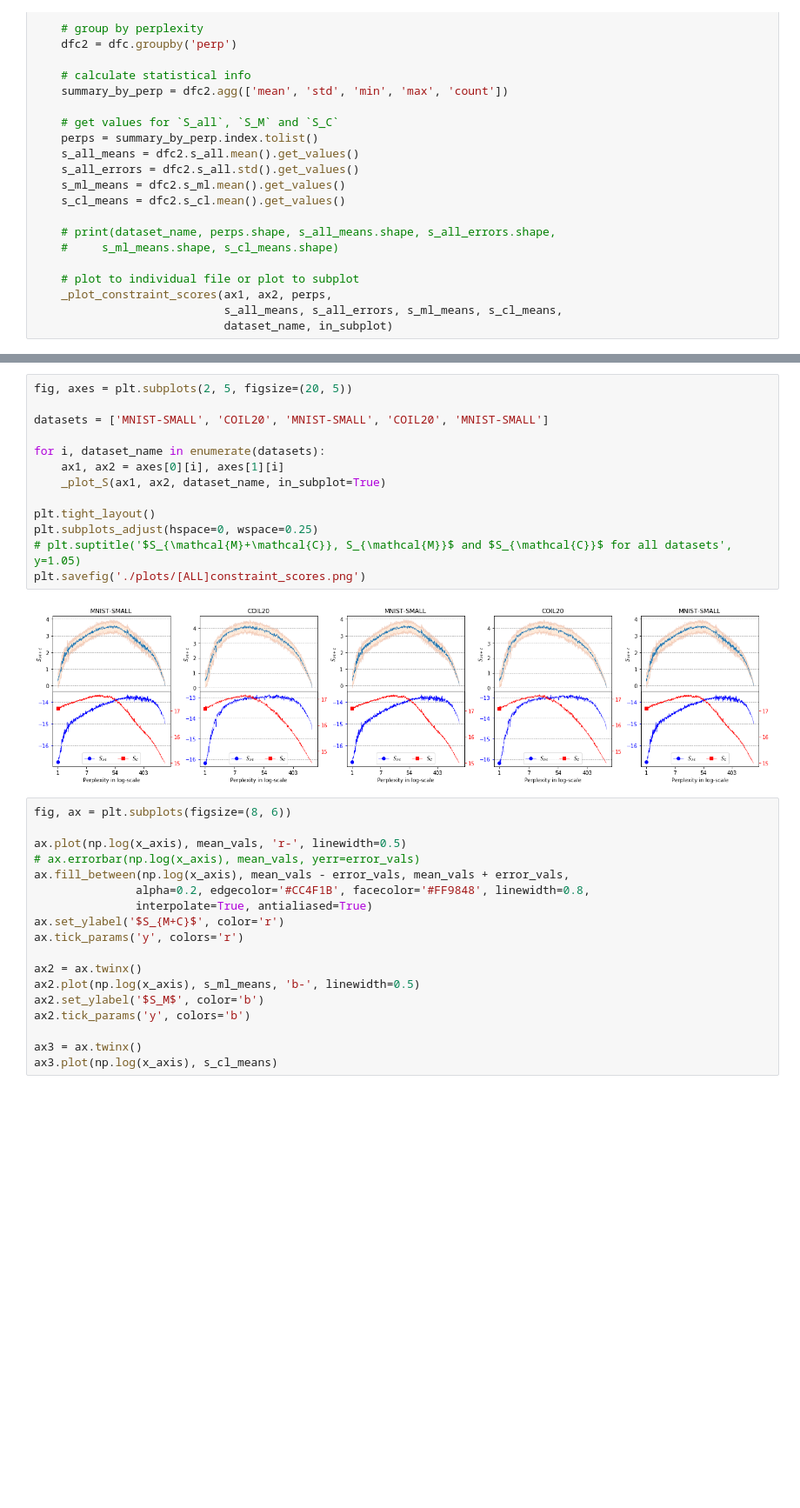
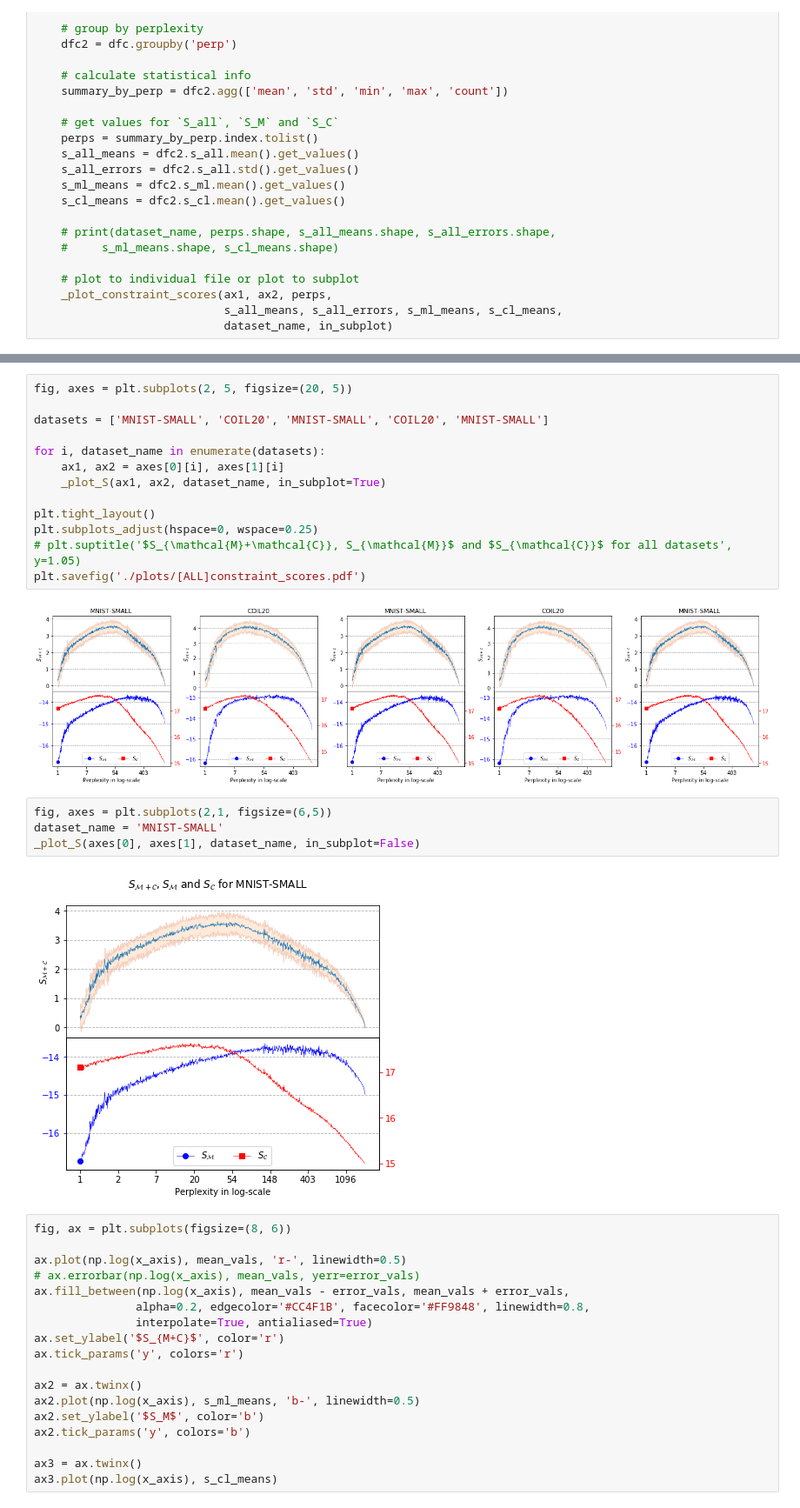
Before and after one commit to vu-minh/tsne_auto_perp_constraints, a Jupyter notebook: Constraint score by perplexity.ipynb, the cells around one changed output, grey strips where cells are left out. Shown at 87% size. Drawn from its saved outputs; the diff is of its cells as text; blank space fills up the shorter version.

```diff
--- a/Constraint score by perplexity.ipynb
+++ b/Constraint score by perplexity.ipynb
@@ -98,9 +98,15 @@ for i, dataset_name in enumerate(datasets):
 plt.tight_layout()
 plt.subplots_adjust(hspace=0, wspace=0.25)
 # plt.suptitle('$S_{\mathcal{M}+\mathcal{C}}, S_{\mathcal{M}}$ and $S_{\mathcal{C}}$ for all datasets', y=1.05)
-plt.savefig('./plots/[ALL]constraint_scores.png')
+plt.savefig('./plots/[ALL]constraint_scores.pdf')
 # %% [output]
 [figure]
+# %%
+fig, axes = plt.subplots(2,1, figsize=(6,5))
+dataset_name = 'MNIST-SMALL'
+_plot_S(axes[0], axes[1], dataset_name, in_subplot=False)
+# %% [output]
+[figure, added]
 # %%
 fig, ax = plt.subplots(figsize=(8, 6))
 
```
Also changed, not shown: parts of 1 cell of this notebook, 5 other files.
